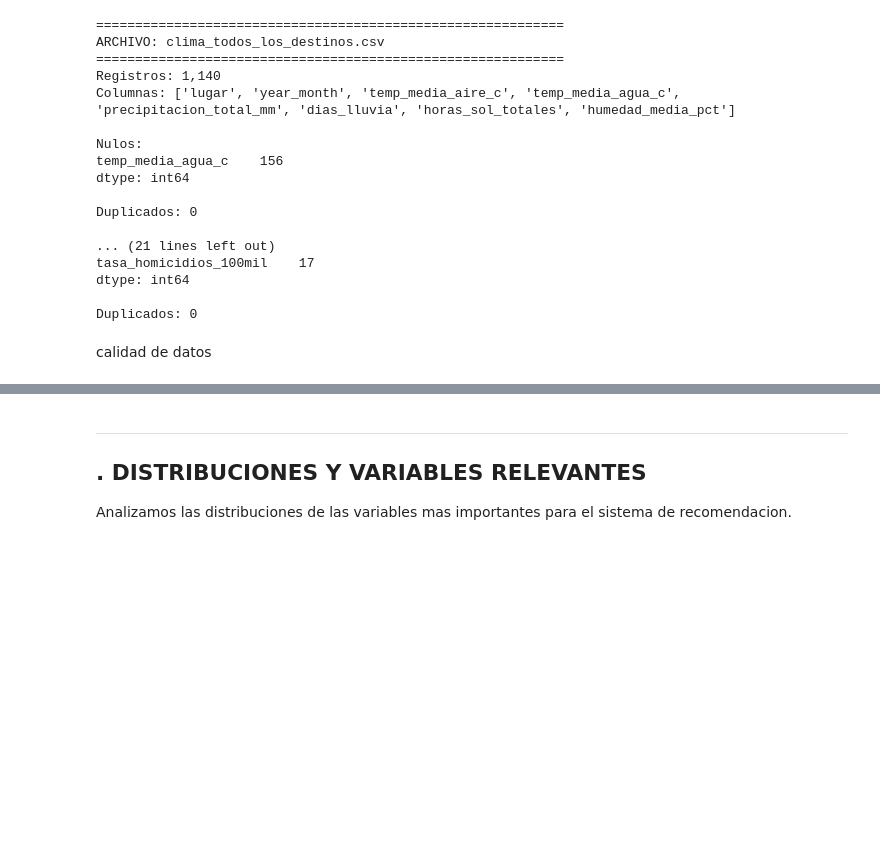
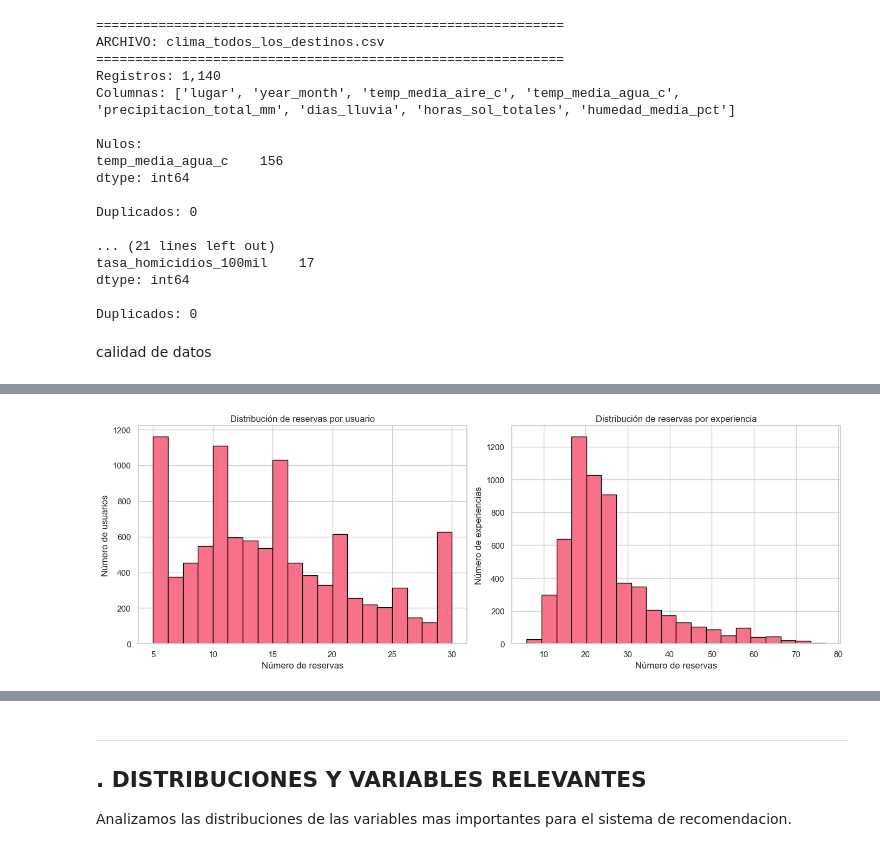
Before and after one commit to stephanylezameta/TrabajoFinalUCM, a Jupyter notebook: TFM/notebooks/EDA_completo.ipynb, the cells around one changed output, grey strips where cells are left out. Cells and saved outputs as stored; diff of their text form; code cells hidden in the pictures; blank space fills up the shorter version.

```diff
--- a/TFM/notebooks/EDA_completo.ipynb
+++ b/TFM/notebooks/EDA_completo.ipynb
@@ -343,0 +661,90 @@ destinos_caracteristicas (BD)         39        19             1     0.13
+# %%
+# Reservas por usuario
+reservas_por_usuario = (
+    df_bookings
+    .groupby('customer_id')
+    .size()
+)
+
+# Reservas por experiencia
+reservas_por_experiencia = (
+    df_bookings
+    .groupby('experience_id')
+    .size()
+)
+
+print('COMPORTAMIENTO DE USUARIOS Y EXPERIENCIAS')
+print('=' * 60)
+
+print('\n--- Reservas por usuario ---')
+print(f'Media: {reservas_por_usuario.mean():.1f}')
+print(f'Mediana: {reservas_por_usuario.median():.0f}')
+print(f'Mínimo: {reservas_por_usuario.min()}')
+print(f'Máximo: {reservas_por_usuario.max()}')
+
+print('\n--- Reservas por experiencia ---')
+print(f'Media: {reservas_por_experiencia.mean():.1f}')
+print(f'Mediana: {reservas_por_experiencia.median():.0f}')
+print(f'Mínimo: {reservas_por_experiencia.min()}')
+print(f'Máximo: {reservas_por_experiencia.max()}')
+
+
+# Interacciones usuario-experiencia únicas
+interacciones_unicas = (
+    df_bookings[['customer_id', 'experience_id']]
+    .drop_duplicates()
+)
+
+n_usuarios = df_bookings['customer_id'].nunique()
+n_experiencias = df_experiencias['experience_id'].nunique()
+
+total_posibles = n_usuarios * n_experiencias
+
+sparsity = (
+    1 - len(interacciones_unicas) / total_posibles
+) * 100
+
+print('\n--- Matriz usuario-experiencia ---')
+print(f'Interacciones únicas: {len(interacciones_unicas):,}')
+print(f'Posibles combinaciones: {total_posibles:,}')
+print(f'Sparsity: {sparsity:.2f}%')
+
+
+# Usuarios que repiten una misma experiencia
+repeticiones = df_bookings.duplicated(
+    subset=['customer_id', 'experience_id']
+).sum()
+
+print(
+    f'\nReservas repetidas usuario-experiencia: '
+    f'{repeticiones:,}'
+)
+
+
+# Visualización
+fig, axes = plt.subplots(1, 2, figsize=(14, 5))
+
+axes[0].hist(
+    reservas_por_usuario,
+    bins=20,
+    edgecolor='black'
+)
+
+axes[0].set_title('Distribución de reservas por usuario')
+axes[0].set_xlabel('Número de reservas')
+axes[0].set_ylabel('Número de usuarios')
+
+
+axes[1].hist(
+    reservas_por_experiencia,
+    bins=20,
+    edgecolor='black'
+)
+
+axes[1].set_title('Distribución de reservas por experiencia')
+axes[1].set_xlabel('Número de reservas')
+axes[1].set_ylabel('Número de experiencias')
+
+plt.tight_layout()
+plt.show()
+# %% [output]
@@ -343,0 +768 @@ destinos_caracteristicas (BD)         39        19             1     0.13
+[figure, added]
```
Also changed, not shown: parts of 45 cells of this notebook, 6 other files.
